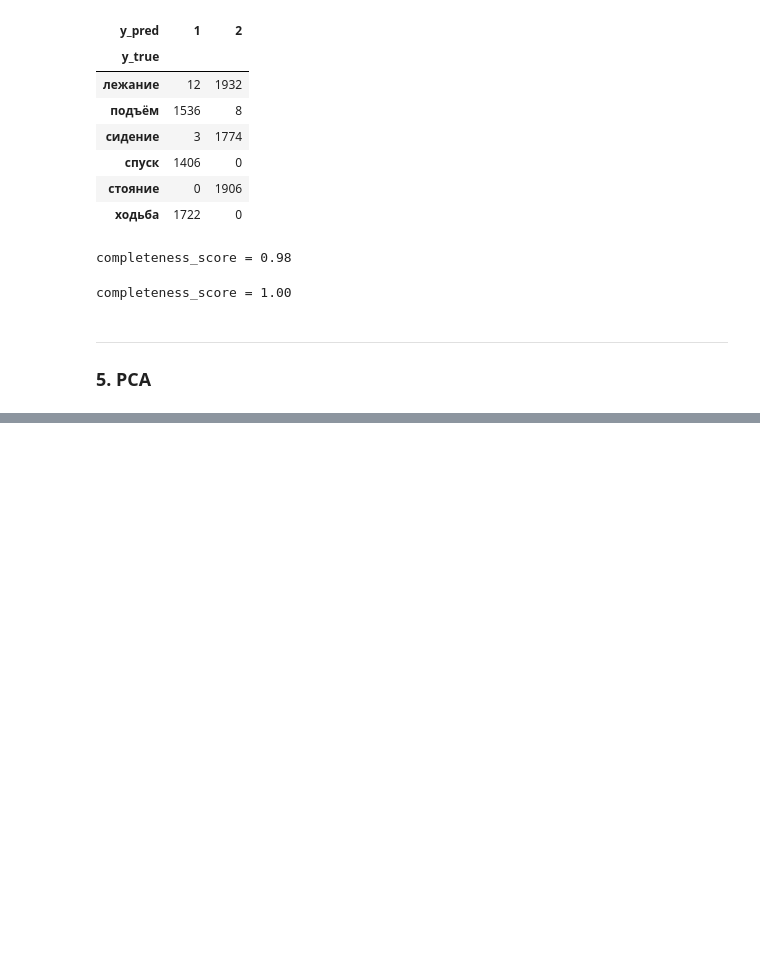
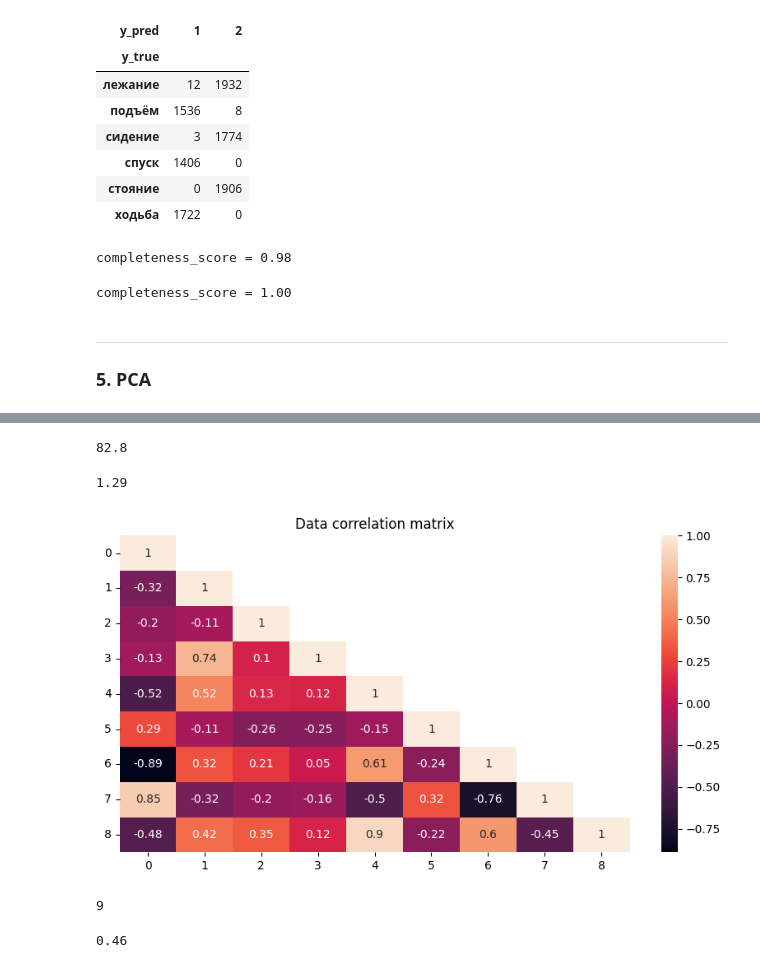
Before and after one commit to Blooodniy/SF_DS, a Jupyter notebook: MATH&ML/MATH&ML-11. Кластеризация и техники понижения размерности. Часть II/MATH&ML-11.ipynb, the cells around one changed output, grey strips where cells are left out. Drawn from its saved outputs; the diff is of its cells as text; code cells hidden in the pictures; blank space fills up the shorter version.

```diff
--- a/MATH&ML/MATH&ML-11. Кластеризация и техники понижения размерности. Часть II/MATH&ML-11.ipynb
+++ b/MATH&ML/MATH&ML-11. Кластеризация и техники понижения размерности. Часть II/MATH&ML-11.ipynb
@@ -236,0 +507,51 @@ completeness_score = 1.00
+# %%
+# Задание 7.1
+# Каково максимальное значение показателя средней продолжительности жизни среди представленных стран? Ответ округлите до одного знака после точки-разделителя
+data = pd.read_csv('data\Country-data\Country-data.csv')
+data['life_expec'].max()
+# %% [output]
+82.8
+# %%
+# Задание 7.2
+# Чтобы получить более качественные результаты, необходимо стандартизировать данные. Используйте для этого StandardScaler
+# Примените его ко всем значениям признаков и впишите в качестве ответа значение первого признака для первого объекта
+# (таким образом можно будет проверить, что вы всё сделали корректно). Ответ округлите до двух знаков после точки-разделителя
+from sklearn.preprocessing import StandardScaler
+
+scaler = StandardScaler()
+X = scaler.fit_transform(data.select_dtypes(include='number'))
+round(X[0, 0], 2)
+# %% [output]
+1.29
+# %%
+# Задание 7.3
+# Как вы помните, нет смысла использовать сильно связанные друг с другом признаки, так как их можно преобразовать в один
+# и таким образом уменьшить общее количество признаков. Давайте выясним, есть ли в данных такие признаки
+# Постройте матрицу корреляций для всех признаков. Найдите максимальный коэффициент корреляции
+# Запишите его в качестве ответа, предварительно округлив до двух знаков после точки-разделителя
+corr = np.round(np.corrcoef(X.T), 2)
+mask = np.triu(np.ones_like(corr, dtype=bool), k=1)
+
+fig, ax = plt.subplots(figsize=(10, 5))
+sns.heatmap(corr, mask=mask, annot=True)
+ax.set_title('Data correlation matrix')
+ax.set_yticklabels(ax.get_yticklabels(), rotation=0)
+plt.show()
+# %% [output]
+[figure, added]
+# %%
+# Задание 7.4
+# Теперь понизим размерность данных — возьмём для этого метод главных компонент (PCA) как самый простой и популярный
+# Найдите минимальное число компонент, которые суммарно могут объяснить как минимум 90 % разброса данных
+pca = PCA(n_components=0.9)
+pca.fit(X)
+pca.components_.shape[1]
+# %% [output]
+9
+# %%
+# Задание 7.5
+# Используйте главные компоненты, выделенные в предыдущем задании
+# Какую долю дисперсии объясняет первая главная компонента? Ответ округлите до двух знаков после точки-разделителя
+round(pca.explained_variance_ratio_[0], 2)
+# %% [output]
+0.46
```
Also changed, not shown: parts of 42 cells of this notebook, 1 other file.
